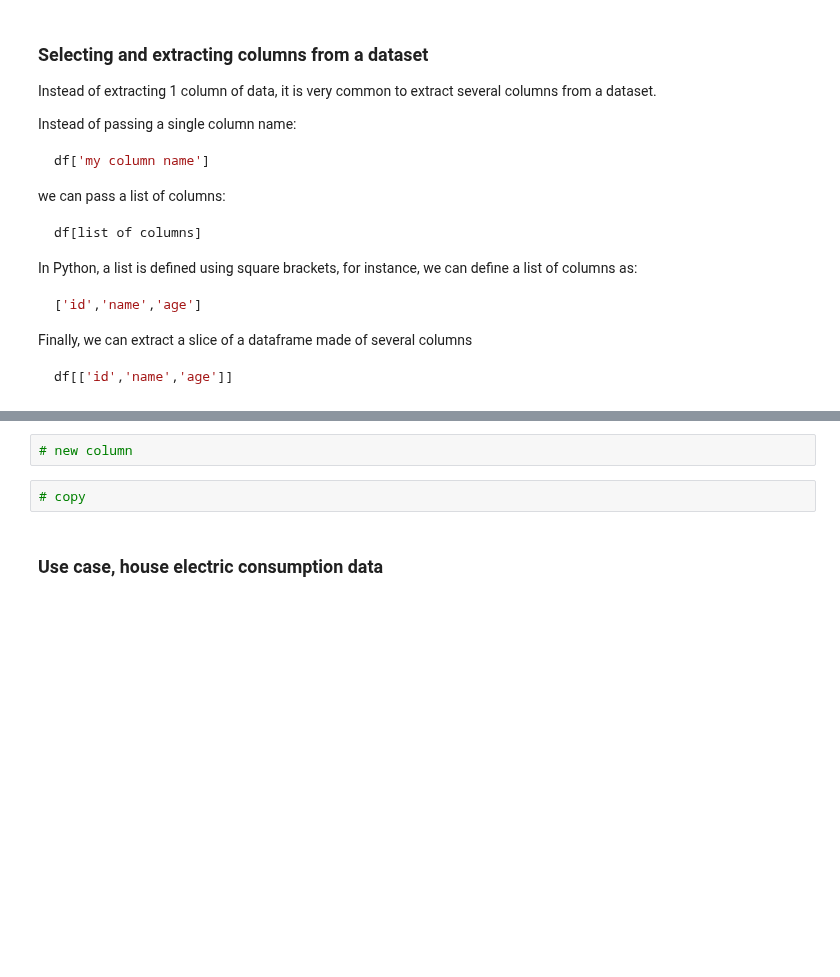
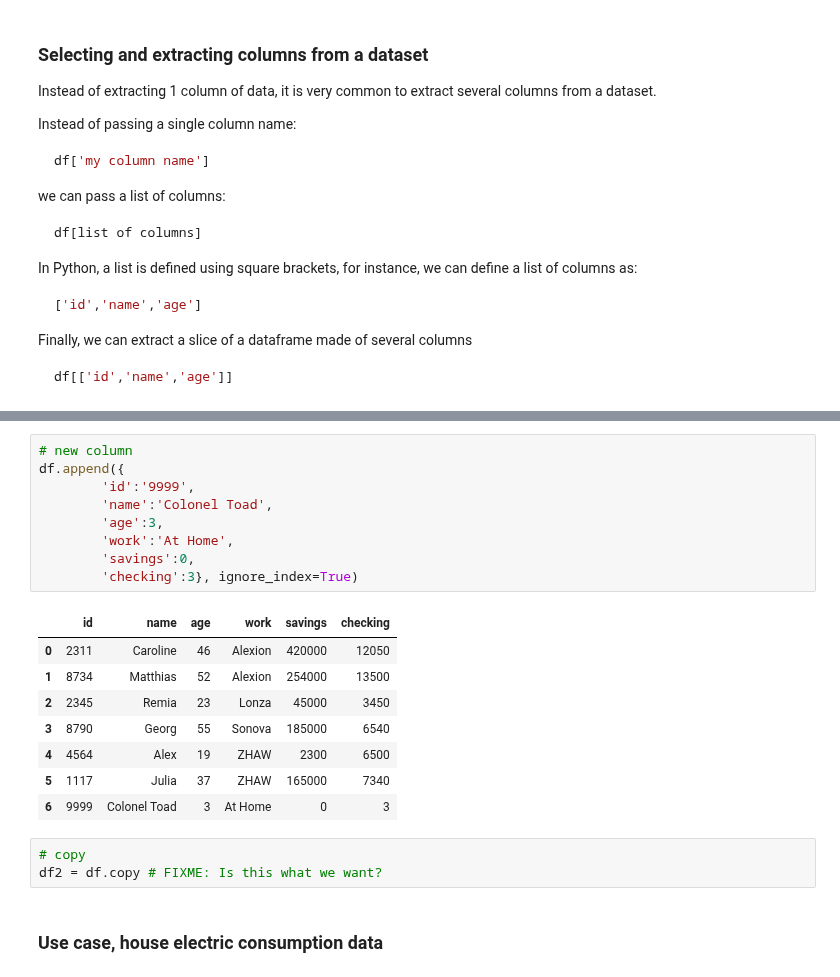
Before and after one commit to otifant/data-analytics-course-zhaw, a Jupyter notebook: lessions/notebook2.1.ipynb, the cells around one changed output, grey strips where cells are left out. Drawn from its saved outputs; the diff is of its cells as text; blank space fills up the shorter version.

```diff
--- a/lessions/notebook2.1.ipynb
+++ b/lessions/notebook2.1.ipynb
@@ -637,7 +651,24 @@ df[['id','name','age']]
-# %%
-# new column
-# %%
-# copy
+# %%
+# new column
+df.append({
+        'id':'9999',
+        'name':'Colonel Toad',
+        'age':3,
+        'work':'At Home',
+        'savings':0,
+        'checking':3}, ignore_index=True)
+# %% [output]
+|  | id | name | age | work | savings | checking |
+| 0 | 2311 | Caroline | 46 | Alexion | 420000 | 12050 |
+| 1 | 8734 | Matthias | 52 | Alexion | 254000 | 13500 |
+| 2 | 2345 | Remia | 23 | Lonza | 45000 | 3450 |
+| 3 | 8790 | Georg | 55 | Sonova | 185000 | 6540 |
+| 4 | 4564 | Alex | 19 | ZHAW | 2300 | 6500 |
+| 5 | 1117 | Julia | 37 | ZHAW | 165000 | 7340 |
+| 6 | 9999 | Colonel Toad | 3 | At Home | 0 | 3 |
+# %%
+# copy
+df2 = df.copy # FIXME: Is this what we want?
 # %% [markdown]
 ### Use case, house electric consumption data
 # %%
```
Also changed, not shown: parts of 11 cells of this notebook.
